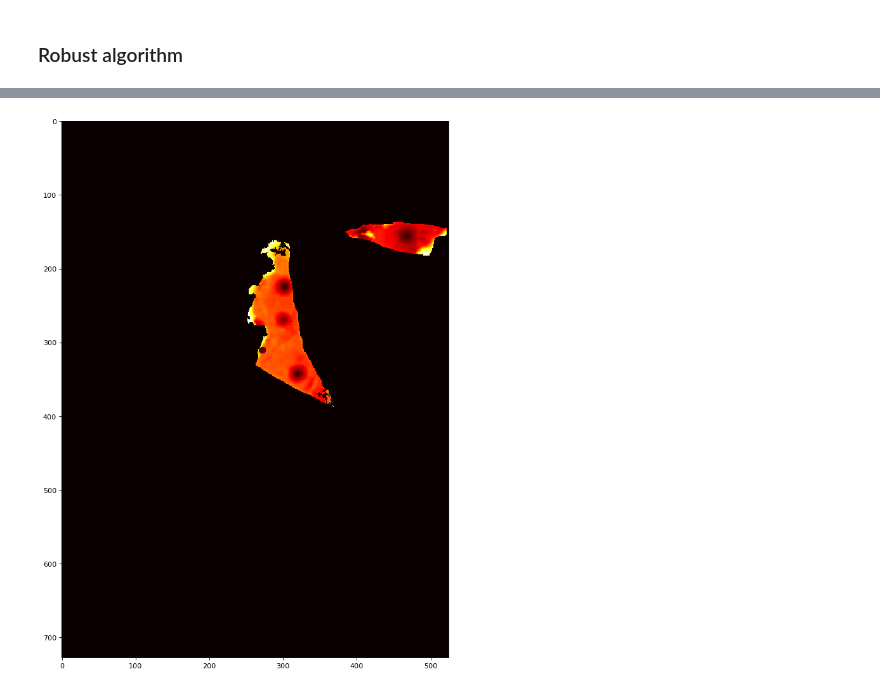
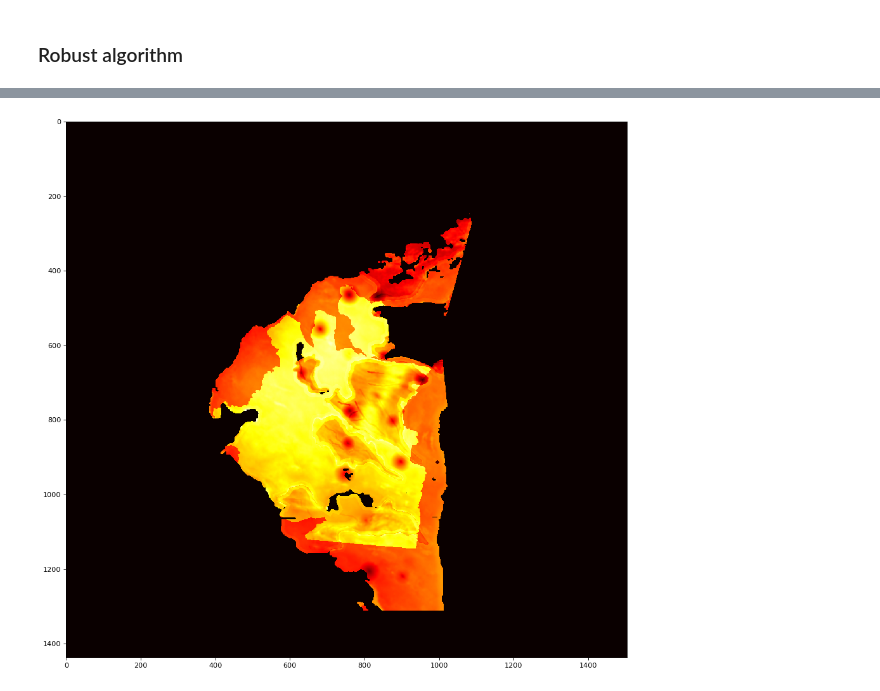
Before and after one commit to DressedAsGoblin/Drunked_Driller, a Jupyter notebook: grid_interpolation.ipynb, the cells around one changed output, grey strips where cells are left out. Saved outputs shown, nothing was run; the diff lists cells and outputs as text; code cells hidden in the pictures.

```diff
--- a/grid_interpolation.ipynb
+++ b/grid_interpolation.ipynb
@@ -22,12 +37,20 @@ def objective(x):
 # %%
 def get_grids_percent(e_grid_values, grid_values, rads):
+    '''
+    Count difference in grids in interpolation radius
+    Arguments:
+        e_grid_values: array-like (float)
+        grid_values: array-like (float)
+        rads: array-like (bool)
+    Returns:
+        Difference between e_grid and grid in share (to get percents multiply to 100)
+    '''
     if np.sum(grid_values[rads]) == 0:
         return 1
     return np.sum(e_grid_values[rads]) / np.sum(grid_values[rads])
 # %% [markdown]
 ### Load Data
-# %%
-s_grid_file = open('non_zero Насыщенность', 'r')
-p_grid_file = open('non_zero Пористость', 'r')
-d_grid_file = open('non_zero Толщины', 'r')
+# %%
+plast_dir = 'Case_3' # Formation Folder
+normalize = False # Normalize bool variable
 # %%
@@ -96,3 +137,11 @@ b_percent = 0 # percent threshold (in %)
+# %%
+r = 5. # radius
+b_percent = 10. # percent threshold (in %)
+min_plasts = 2 # minimum amount of formations
+std_k = 0.5 # coefficient for std in percent values
+saturation_threshold = 5
+porosity_threshold = 5
+depth_threshold = 5
 # %% [markdown]
 ### Robust algorithm
 # %%
@@ -395,8 +395,8 @@ d_all: 449.8988500083457
 # %%
 figure(figsize=(16, 14), dpi=80)
-plt.imshow(np.float64(s_optimized_grid_values), cmap='hot', interpolation='none')
+plt.imshow(np.float64(s_optimized_plast_values[0]), cmap='hot', interpolation='none')
 plt.show()
 # %% [output]
-[figure, old version]
+[figure, new version]
 # %%
 figure(figsize=(16, 14), dpi=80)
```
Also changed, not shown: parts of 37 cells of this notebook, 2 other files.
